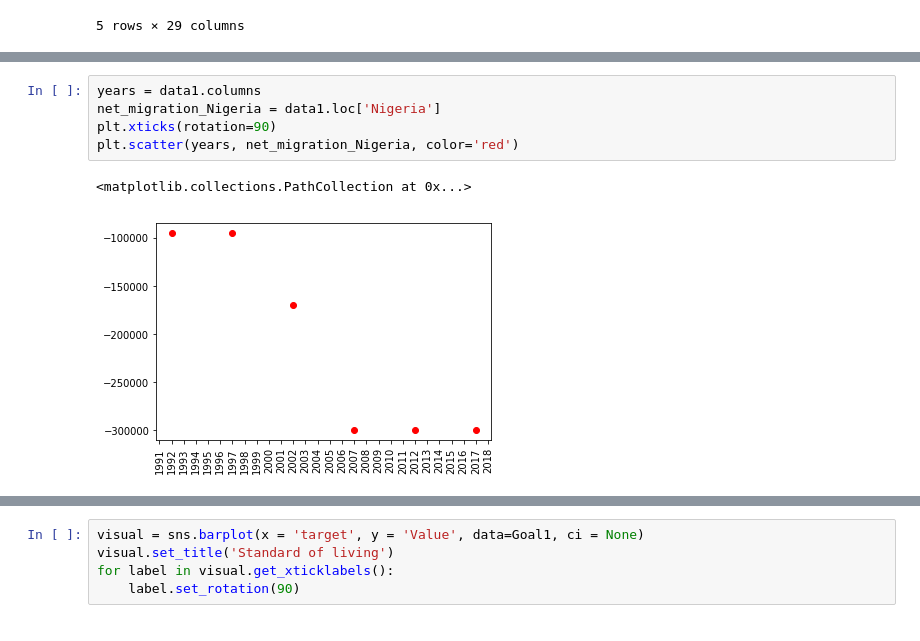
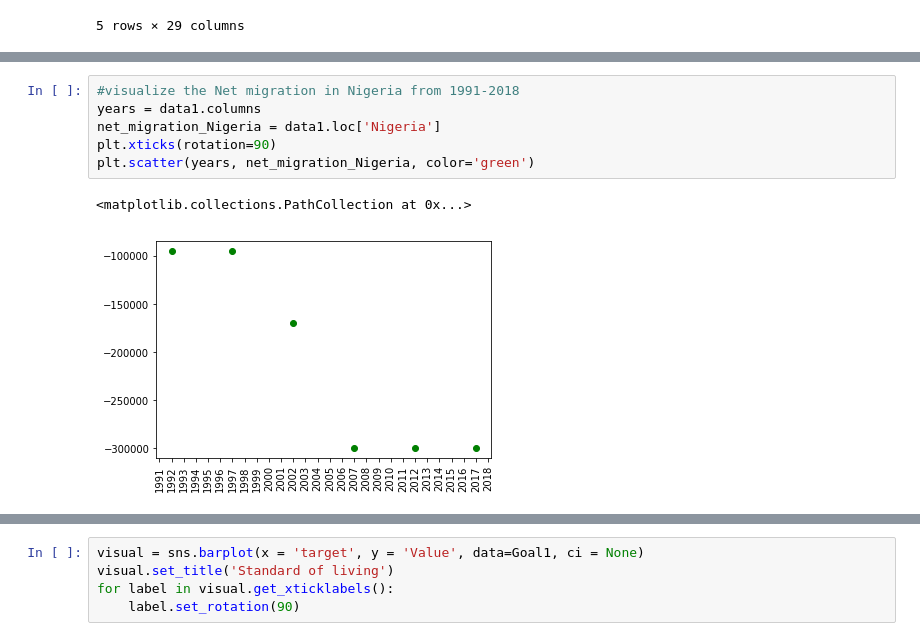
Before and after one commit to OmolaraAdisa/Omolara_capstone_project, a Jupyter notebook: Standard of living.ipynb, the cells around one changed output, grey strips where cells are left out. Drawn from its saved outputs; the diff is of its cells as text.

```diff
--- a/Standard of living.ipynb
+++ b/Standard of living.ipynb
@@ -365,8 +361,9 @@ data2.head()
 # %%
+#visualize the Net migration in Nigeria from 1991-2018
 years = data1.columns
 net_migration_Nigeria = data1.loc['Nigeria']
 plt.xticks(rotation=90)
-plt.scatter(years, net_migration_Nigeria, color='red')
+plt.scatter(years, net_migration_Nigeria, color='green')
 # %% [output]
 <matplotlib.collections.PathCollection at 0x...>
-[figure, old version]
+[figure, new version]
```
Also changed, not shown: parts of 33 cells of this notebook, 2 other files.
